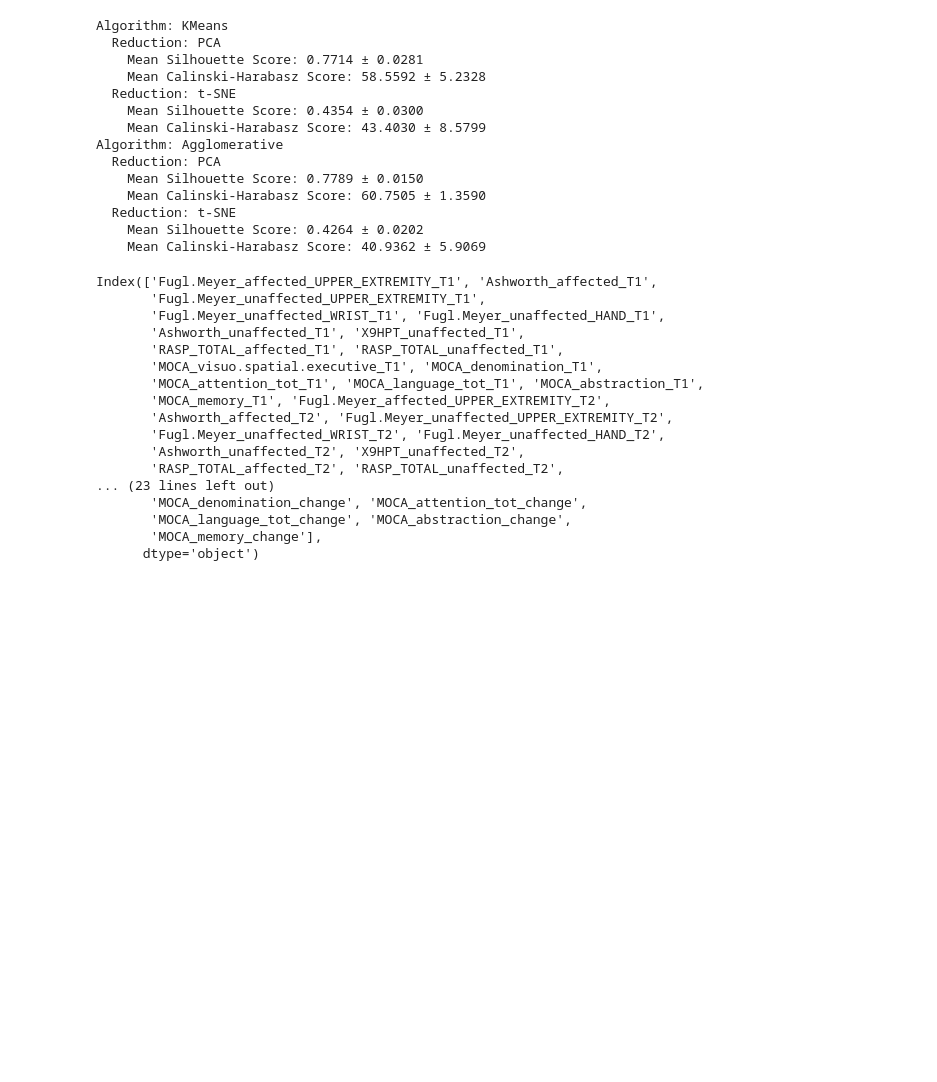
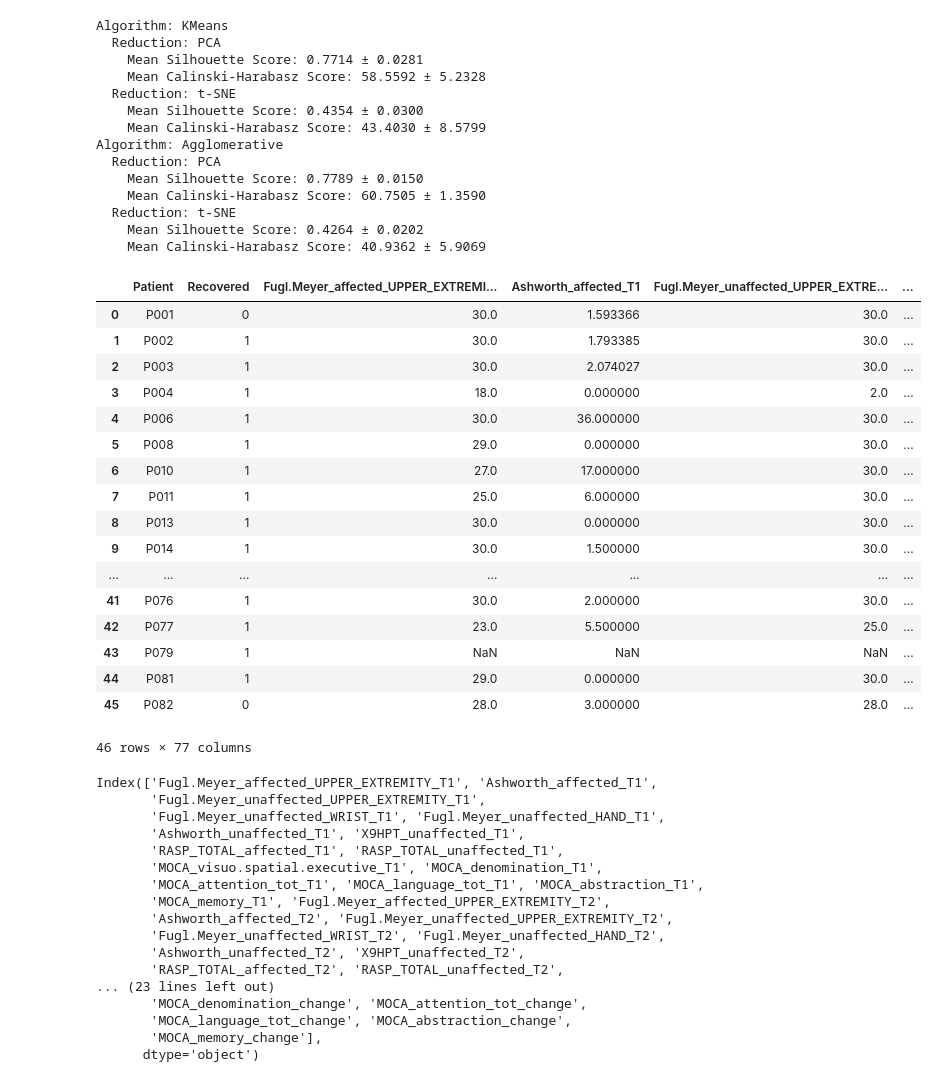
Before and after one commit to Antoine-V74/ML_Stroke_Project, a Jupyter notebook: results_angeline.ipynb, the cells around one changed output. Drawn from its saved outputs; the diff is of its cells as text; code cells hidden in the pictures; blank space fills up the shorter version.

```diff
--- a/results_angeline.ipynb
+++ b/results_angeline.ipynb
@@ -399,4 +415,36 @@ Algorithm: Agglomerative
   Reduction: t-SNE
     Mean Silhouette Score: 0.4264 ± 0.0202
     Mean Calinski-Harabasz Score: 40.9362 ± 5.9069
+# %%
+df_labels = pd.read_csv("./data/labels.csv")
+# %%
+# Intersection basée sur la colonne "Patient"
+labeled_merged_df = pd.merge(
+    df_labels,          # DataFrame contenant les patients de référence
+    merged_df,          # DataFrame à fusionner
+    on="Patient",       # Colonne de fusion
+    how="inner"         # Type de jointure : intersection
+)
+
+# Afficher le DataFrame résultant
+labeled_merged_df.head(46)
+# %% [output]
+|  | Patient | Recovered | Fugl.Meyer_affected_UPPER_EXTREMI... | Ashworth_affected_T1 | Fugl.Meyer_unaffected_UPPER_EXTRE... | ... |
+| 0 | P001 | 0 | 30.0 | 1.593366 | 30.0 | ... |
+| 1 | P002 | 1 | 30.0 | 1.793385 | 30.0 | ... |
+| 2 | P003 | 1 | 30.0 | 2.074027 | 30.0 | ... |
+| 3 | P004 | 1 | 18.0 | 0.000000 | 2.0 | ... |
+| 4 | P006 | 1 | 30.0 | 36.000000 | 30.0 | ... |
+| 5 | P008 | 1 | 29.0 | 0.000000 | 30.0 | ... |
+| 6 | P010 | 1 | 27.0 | 17.000000 | 30.0 | ... |
+| 7 | P011 | 1 | 25.0 | 6.000000 | 30.0 | ... |
+| 8 | P013 | 1 | 30.0 | 0.000000 | 30.0 | ... |
+| 9 | P014 | 1 | 30.0 | 1.500000 | 30.0 | ... |
+| ... | ... | ... | ... | ... | ... | ... |
+| 41 | P076 | 1 | 30.0 | 2.000000 | 30.0 | ... |
+| 42 | P077 | 1 | 23.0 | 5.500000 | 25.0 | ... |
+| 43 | P079 | 1 | NaN | NaN | NaN | ... |
+| 44 | P081 | 1 | 29.0 | 0.000000 | 30.0 | ... |
+| 45 | P082 | 0 | 28.0 | 3.000000 | 28.0 | ... |
+46 rows × 77 columns
 # %%
```
Also changed, not shown: parts of 11 cells of this notebook, 1 other file.
